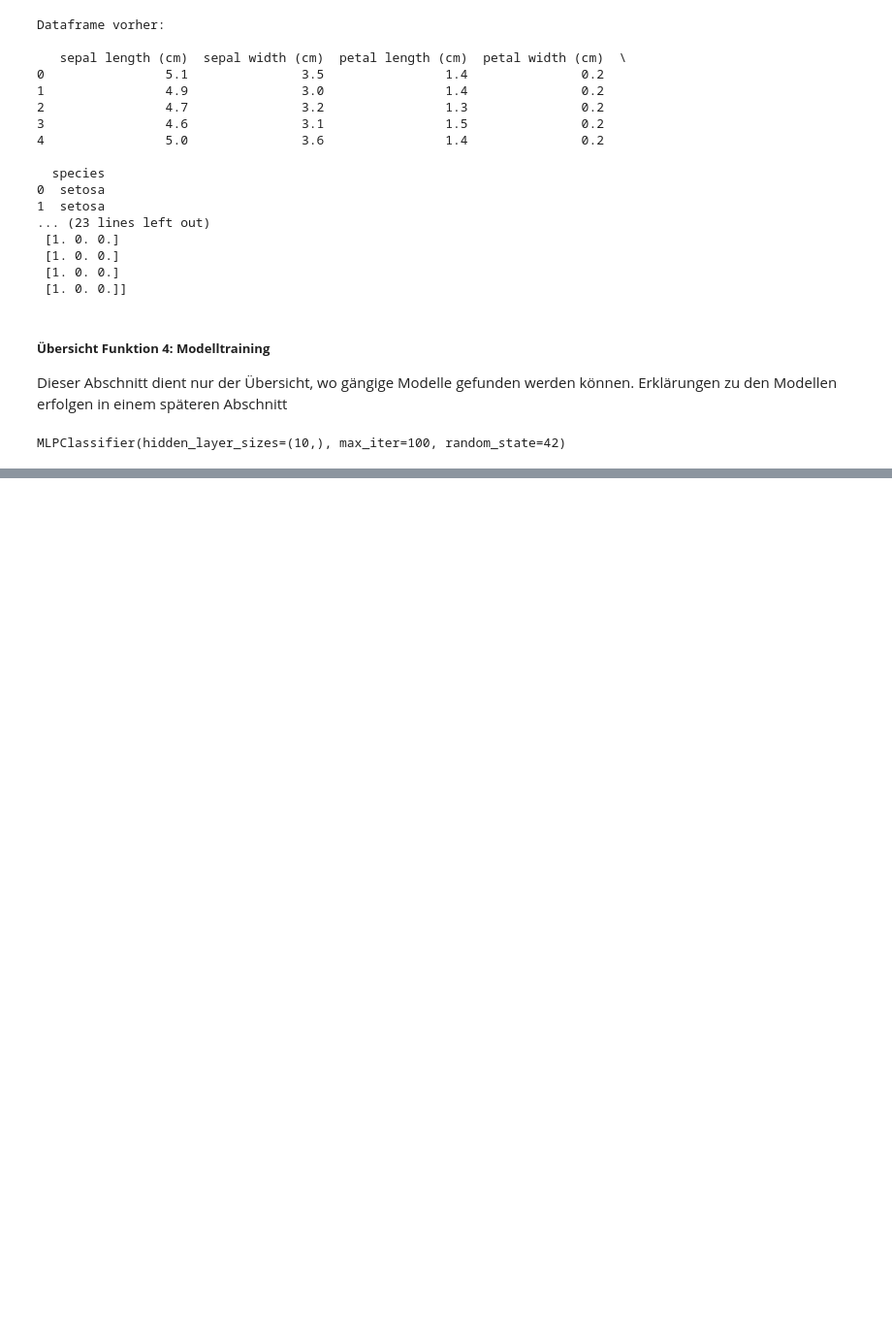
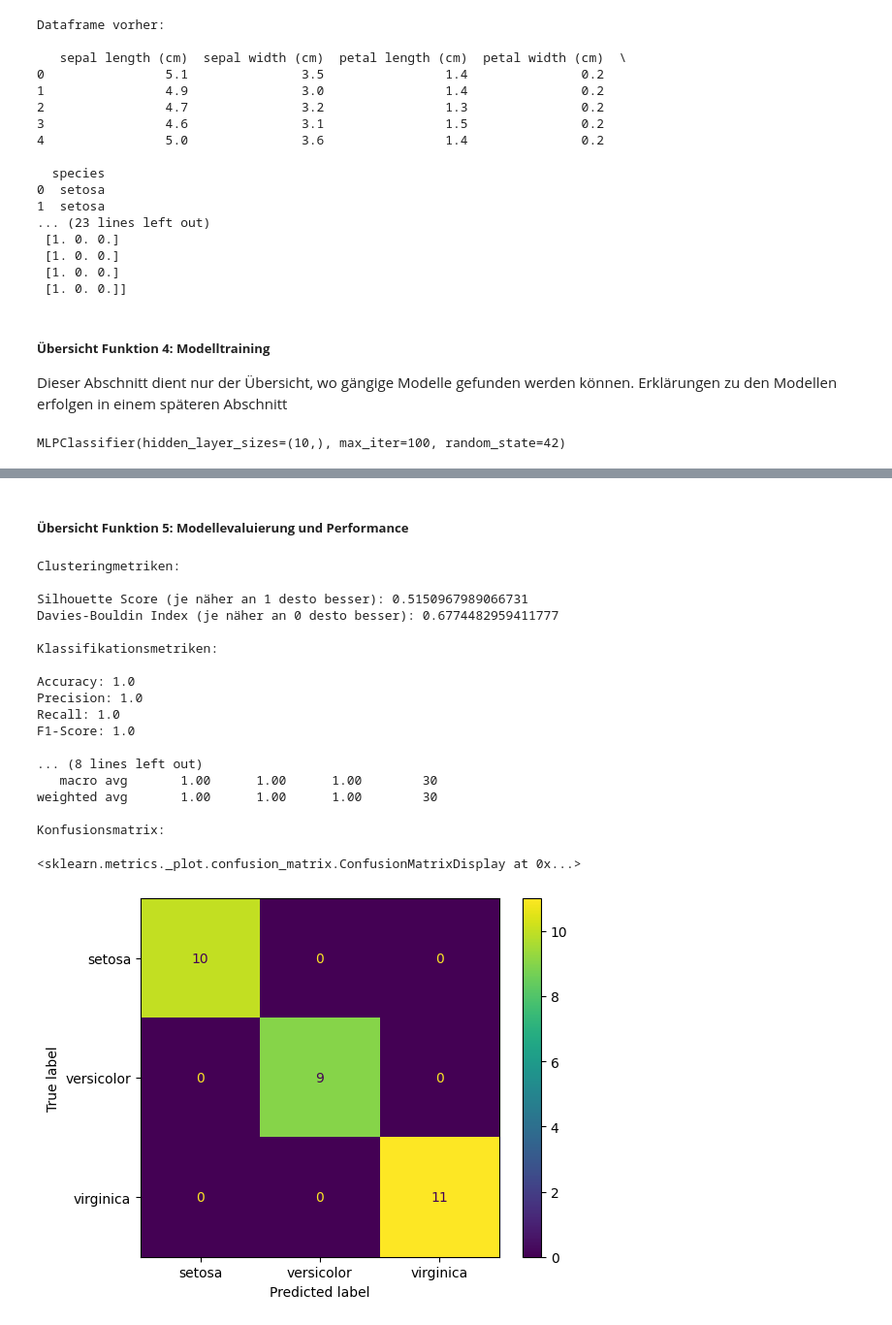
Before and after one commit to josefineselke/Machine-Learning-Track, a Jupyter notebook: Theorie.ipynb, the cells around one changed output, grey strips where cells are left out. Shown at 97% size. Drawn from its saved outputs; the diff is of its cells as text; code cells hidden in the pictures; blank space fills up the shorter version.

```diff
--- a/Theorie.ipynb
+++ b/Theorie.ipynb
@@ -246,16 +243,6 @@ model_kmeans.fit(X_train)
 from sklearn.decomposition import PCA
 model_pca = PCA(n_components=2)
 pca_result = model_pca.fit_transform(X_train)
-
-# Lineare Regression
-from sklearn.linear_model import LinearRegression
-model_linear_regression = LinearRegression()
-model_linear_regression.fit(X_train, y_train)
-
-# Logistische Regression
-from sklearn.linear_model import LogisticRegression
-model_logistic_regression = LogisticRegression(max_iter=200)
-model_logistic_regression.fit(X_train, y_train)
 
 # Random Forest Klassifikation
 from sklearn.ensemble import RandomForestClassifier
@@ -275,0 +277,49 @@ MLPClassifier(hidden_layer_sizes=(10,), max_iter=100, random_state=42)
+# %% [markdown]
+##### **Übersicht Funktion 5: Modellevaluierung und Performance**
+# %%
+# Clustering (ohne Ground-Truth)
+# Silhouette Score und Davies Bouldin Index
+
+from sklearn.metrics import silhouette_score, davies_bouldin_score
+labels = model_kmeans.labels_
+print("Clusteringmetriken:")
+print("\nSilhouette Score (je näher an 1 desto besser):", silhouette_score(X_train, labels))
+print("Davies-Bouldin Index (je näher an 0 desto besser):", davies_bouldin_score(X_train, labels))
+
+# Klassifikation
+from sklearn.metrics import accuracy_score, precision_score, recall_score, f1_score, classification_report, confusion_matrix, ConfusionMatrixDisplay
+# Beispiel: Auswertung des Random Forest
+y_pred = model_random_forest.predict(X_test)
+
+print("\nKlassifikationsmetriken:")
+print("\nAccuracy:", accuracy_score(y_test, y_pred))
+print("Precision:", precision_score(y_test, y_pred, average='macro'))
+print("Recall:", recall_score(y_test, y_pred, average='macro'))
+print("F1-Score:", f1_score(y_test, y_pred, average='macro'))
+print("\nKlassifikationsreport:\n", classification_report(y_test, y_pred, target_names=iris.target_names))
+
+# Confusion Matrix
+print("Konfusionsmatrix:")
+cm = confusion_matrix(y_test, y_pred)
+disp = ConfusionMatrixDisplay(confusion_matrix=cm, display_labels=iris.target_names)
+disp.plot()
+# %% [output]
+Clusteringmetriken:
+
+Silhouette Score (je näher an 1 desto besser): 0.5150967989066731
+Davies-Bouldin Index (je näher an 0 desto besser): 0.6774482959411777
+
+Klassifikationsmetriken:
+
+Accuracy: 1.0
+Precision: 1.0
+Recall: 1.0
+F1-Score: 1.0
+
+... (8 lines left out)
+   macro avg       1.00      1.00      1.00        30
+weighted avg       1.00      1.00      1.00        30
+
+Konfusionsmatrix:
+<sklearn.metrics._plot.confusion_matrix.ConfusionMatrixDisplay at 0x...>
+[figure, added]
```
Also changed, not shown: parts of 15 cells of this notebook.
